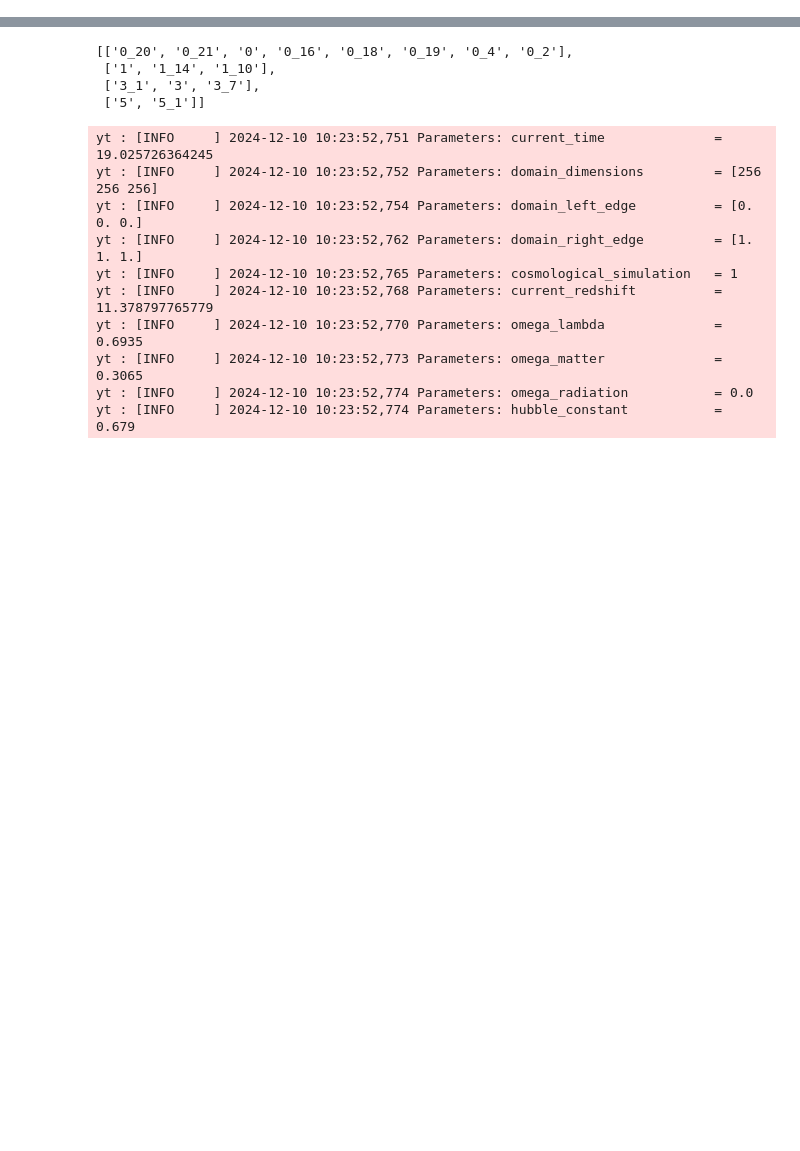
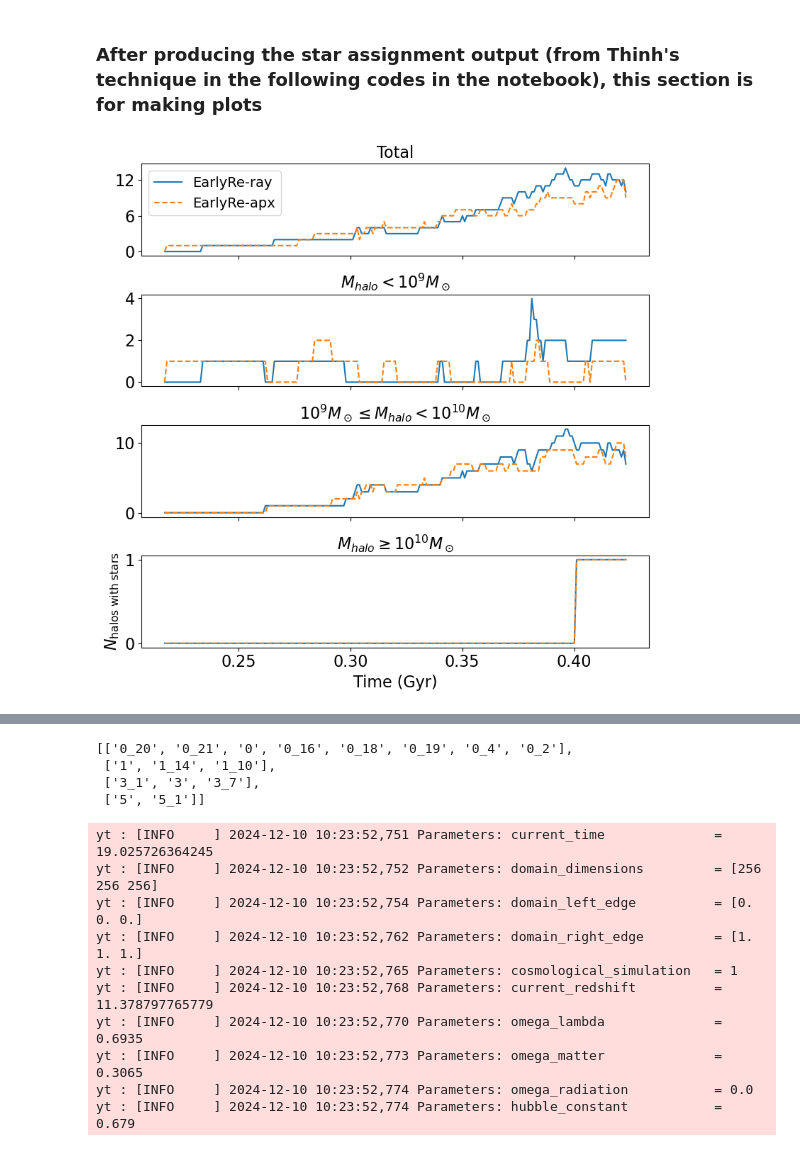
Before and after one commit to thinhhn2/H2_self_shielding, a Jupyter notebook: Number_of_halos_with_unique_stars_selfshielding.ipynb, the cells around one changed output, grey strips where cells are left out. Saved outputs shown, nothing was run; the diff lists cells and outputs as text; code cells hidden in the pictures; blank space fills up the shorter version.

```diff
--- a/Number_of_halos_with_unique_stars_selfshielding.ipynb
+++ b/Number_of_halos_with_unique_stars_selfshielding.ipynb
@@ -7,3 +7,13 @@ import astropy.units as u
 import seaborn as sns
 from tqdm import tqdm
 import os
+# %% [markdown]
+### After producing the star assignment output (from Thinh's technique in the following codes in the notebook), this section is for making plots
+# %%
+ray_sassign = np.load('/work/hdd/bbvl/gtg115x/new_zoom_5/box_2_z_1/stars_assignment.npy', allow_pickle=True).tolist()
+apx_sassign = np.load('/work/hdd/bbvl/gtg115x/new_zoom_5/box_2_z_1_no-shield/box_2_z_1_no-shield_run2/stars_assignment.npy', allow_pickle=True).tolist()
+# %%
+ray_tree = np.load('/work/hdd/bbvl/gtg115x/new_zoom_5/box_2_z_1/halotree_1088_final_Thinh_structure.npy', allow_pickle=True).tolist()
+apx_tree = np.load('/work/hdd/bbvl/gtg115x/new_zoom_5/box_2_z_1_no-shield/box_2_z_1_no-shield_run2/halotree_1088_final_Thinh_structure.npy', allow_pickle=True).tolist()
+ray_rawtree = np.load('/work/hdd/bbvl/gtg115x/new_zoom_5/box_2_z_1/halotree_1088_final.npy', allow_pickle=True).tolist()
+apx_rawtree = np.load('/work/hdd/bbvl/gtg115x/new_zoom_5/box_2_z_1_no-shield/box_2_z_1_no-shield_run2/halotree_1088_final.npy', allow_pickle=True).tolist()
@@ -9,0 +48,36 @@ import os
+# %%
+time, ray_n_halowstars_total, ray_n_halowstars_range1, ray_n_halowstars_range2, ray_n_halowstars_range3 = n_halowstars(ray_sassign, ray_rawtree, ray_tree)
+time, apx_n_halowstars_total, apx_n_halowstars_range1, apx_n_halowstars_range2, apx_n_halowstars_range3 = n_halowstars(apx_sassign, apx_rawtree, apx_tree)
+# %%
+fig, axs = plt.subplots(ncols=1, nrows=4, sharex = True, figsize=(8,8))
+axs[0].plot(time, ray_n_halowstars_total, label='EarlyRe-ray')
+axs[0].plot(time, apx_n_halowstars_total, linestyle='--', label='EarlyRe-apx')
+axs[0].set_title('Total', fontsize=16)
+axs[0].tick_params(axis='both', which='major', labelsize=16)
+axs[0].legend(fontsize=14)
+axs[0].set_yticks([0,6,12])
+
+axs[1].plot(time, ray_n_halowstars_range1)
+axs[1].plot(time, apx_n_halowstars_range1, linestyle='--')
+axs[1].set_title(r'$M_{halo} < 10^{9} M_\odot$', fontsize=16)
+axs[1].tick_params(axis='both', which='major', labelsize=16)
+axs[1].set_yticks([0,2,4])
+
+axs[2].plot(time, ray_n_halowstars_range2)
+axs[2].plot(time, apx_n_halowstars_range2, linestyle='--')
+axs[2].set_title(r'$10^{9} M_\odot \leq M_{halo} < 10^{10} M_\odot$', fontsize=16)
+axs[2].tick_params(axis='both', which='major', labelsize=16)
+
+axs[3].plot(time, ray_n_halowstars_range3)
+axs[3].plot(time, apx_n_halowstars_range3, linestyle='--')
+axs[3].set_title(r'$M_{halo} \geq 10^{10} M_\odot$', fontsize=16)
+axs[3].set_yticks([0,1])
+axs[3].set_xlabel('Time (Gyr)', fontsize=16)
+axs[3].set_ylabel(r'$N_{\mathrm{halos\;with\;stars}}$', fontsize=16)
+axs[3].tick_params(axis='both', which='major', labelsize=16)
+
+fig.tight_layout()
+
+plt.savefig('/work/hdd/bbvl/tnguyen2/figures/self-shielding/number_of_halo_wstars.png', dpi=300)
+# %% [output]
+[figure, new version]
```
Also changed, not shown: parts of 12 cells of this notebook.
